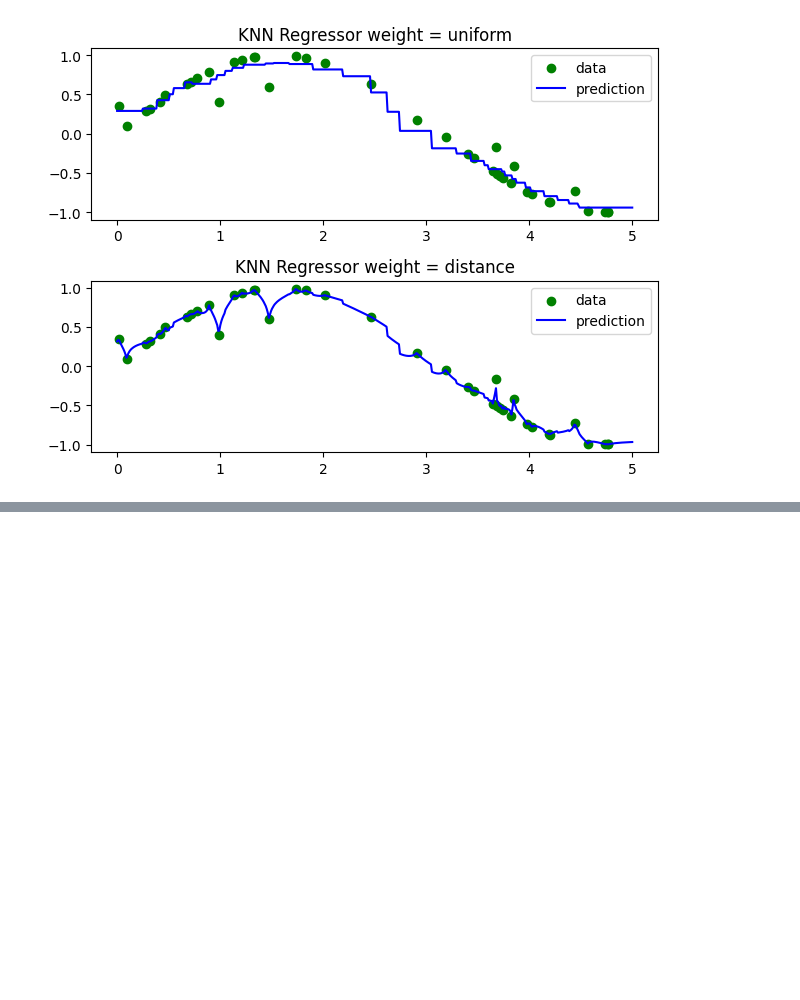
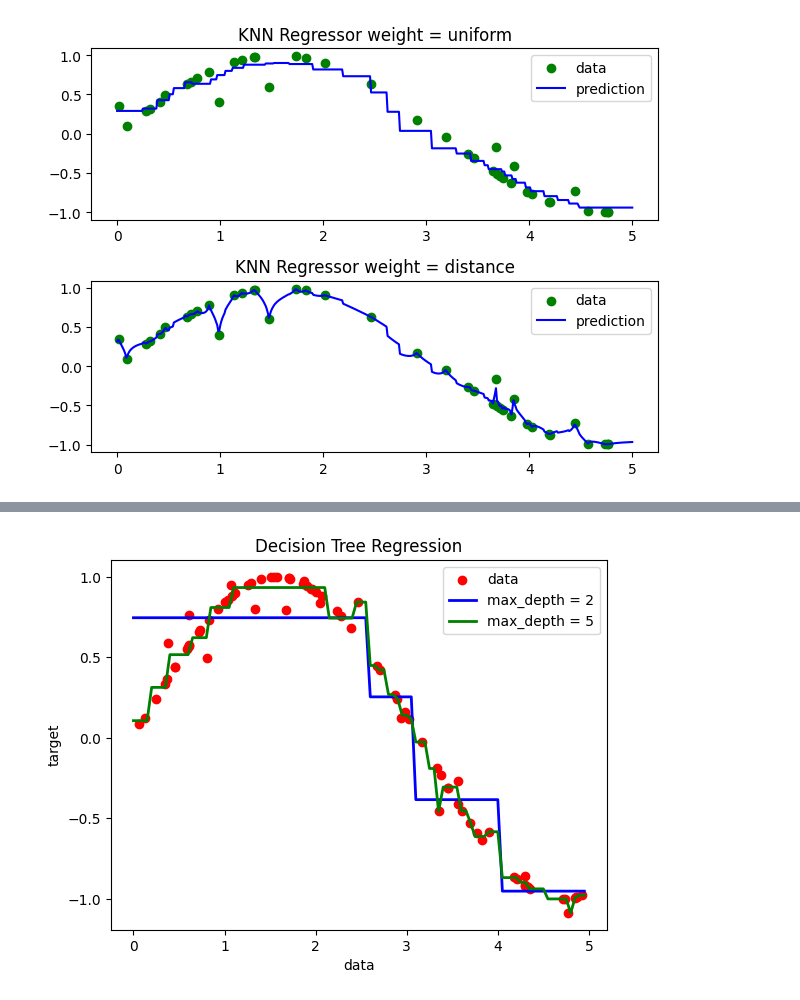
Before and after one commit to orhanaydinn/machineLearning, a Jupyter notebook: machineLearning_Techniques.ipynb, the cells around one changed output, grey strips where cells are left out. Cells and saved outputs as stored; diff of their text form; code cells hidden in the pictures; blank space fills up the shorter version.

```diff
--- a/machineLearning_Techniques.ipynb
+++ b/machineLearning_Techniques.ipynb
@@ -199,0 +330,21 @@ plt.show
+# %%
+regr_1 = DecisionTreeRegressor(max_depth = 2)
+regr_2 = DecisionTreeRegressor(max_depth = 5)
+regr_1.fit(X,y)
+regr_2.fit(X,y)
+
+X_test = np.arange(0, 5, 0.05)[:, np.newaxis]
+y_pred_1 = regr_1.predict(X_test)
+y_pred_2 = regr_2.predict(X_test)
+
+plt.figure()
+plt.scatter(X, y, c = "red",  label = "data")
+plt.plot(X_test, y_pred_1, color = "blue", label = "max_depth = 2", linewidth = 2)
+plt.plot(X_test, y_pred_2, color = "green", label = "max_depth = 5", linewidth = 2)
+plt.xlabel("data")
+plt.ylabel("target")
+plt.title("Decision Tree Regression")
+plt.legend()
+plt.show()
+# %% [output]
+[figure, added]
```
Also changed, not shown: parts of 37 cells of this notebook.
